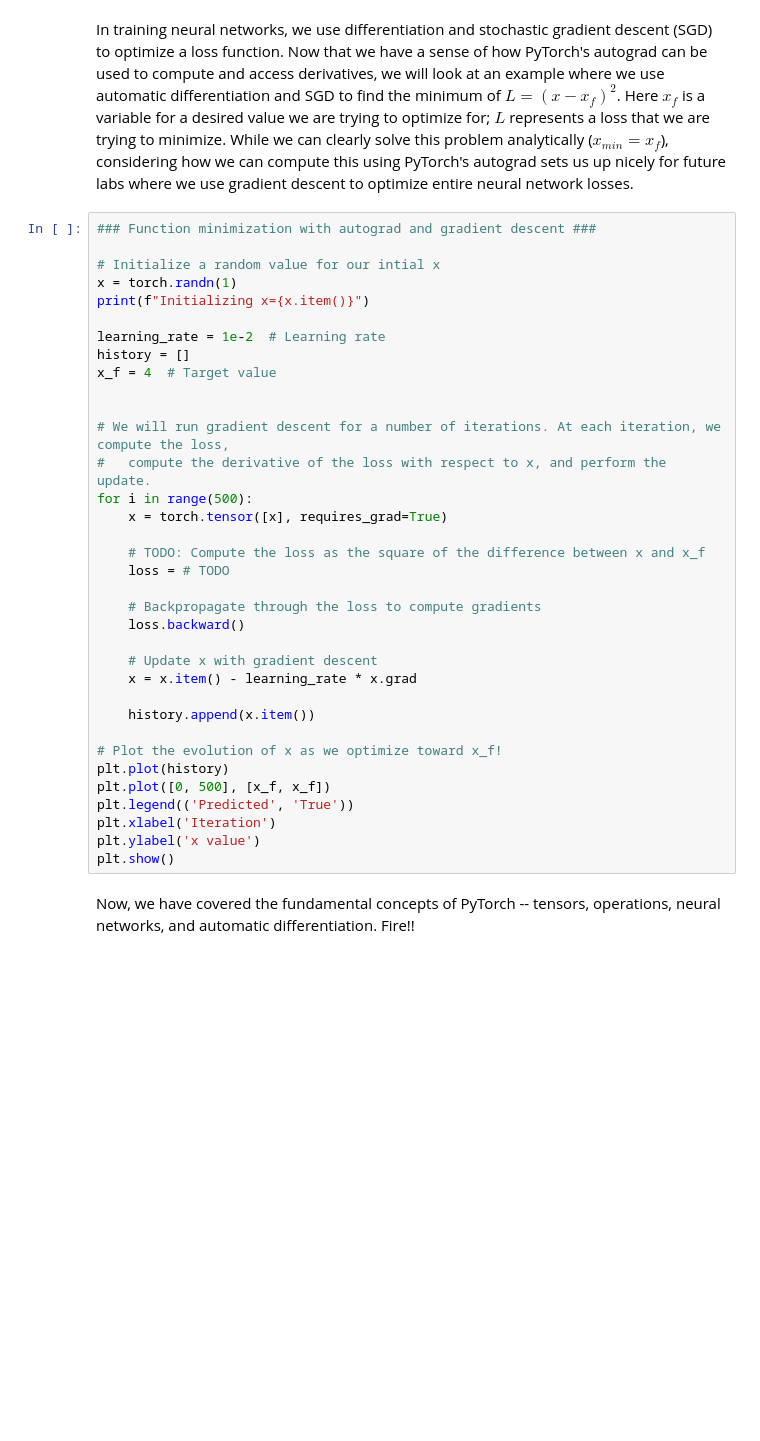
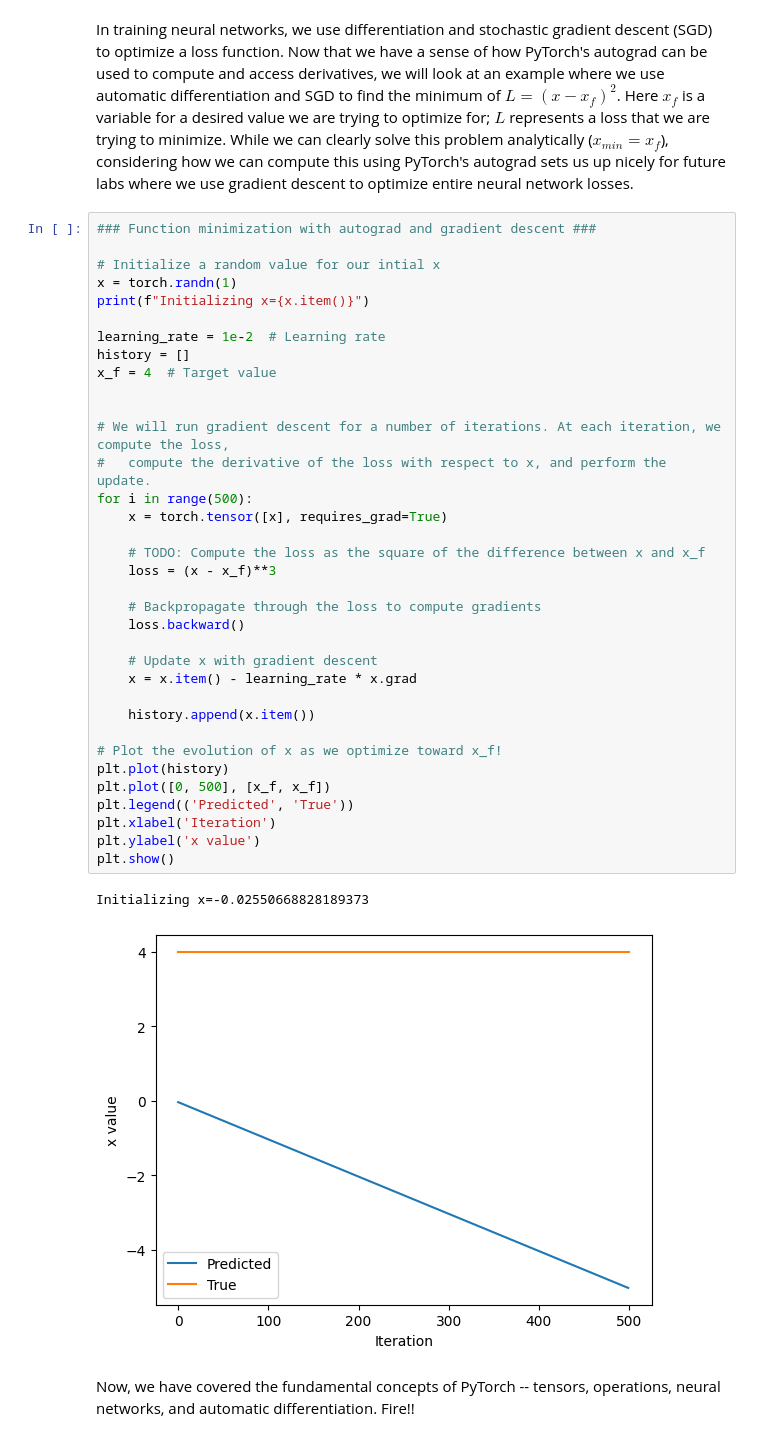
Before and after one commit to levystar/LaravelInstaller, a Jupyter notebook: lab1/PT_Part1_Intro.ipynb, the cells around one changed output. Saved outputs shown, nothing was run; the diff lists cells and outputs as text; blank space fills up the shorter version.

```diff
--- a/lab1/PT_Part1_Intro.ipynb
+++ b/lab1/PT_Part1_Intro.ipynb
@@ -337,33 +340,36 @@ In training neural networks, we use differentiation and stochastic gradient desc
 x = torch.randn(1)
 print(f"Initializing x={x.item()}")
 
 learning_rate = 1e-2  # Learning rate
 history = []
 x_f = 4  # Target value
 
 
 # We will run gradient descent for a number of iterations. At each iteration, we compute the loss,
 #   compute the derivative of the loss with respect to x, and perform the update.
 for i in range(500):
     x = torch.tensor([x], requires_grad=True)
 
     # TODO: Compute the loss as the square of the difference between x and x_f
-    loss = # TODO
+    loss = (x - x_f)**3
 
     # Backpropagate through the loss to compute gradients
     loss.backward()
 
     # Update x with gradient descent
     x = x.item() - learning_rate * x.grad
 
     history.append(x.item())
 
 # Plot the evolution of x as we optimize toward x_f!
 plt.plot(history)
 plt.plot([0, 500], [x_f, x_f])
 plt.legend(('Predicted', 'True'))
 plt.xlabel('Iteration')
 plt.ylabel('x value')
 plt.show()
+# %% [output]
+Initializing x=-0.02550668828189373
+[figure, added]
 # %% [markdown]
 Now, we have covered the fundamental concepts of PyTorch -- tensors, operations, neural networks, and automatic differentiation. Fire!!
```
Also changed, not shown: parts of 2 cells of this notebook.
